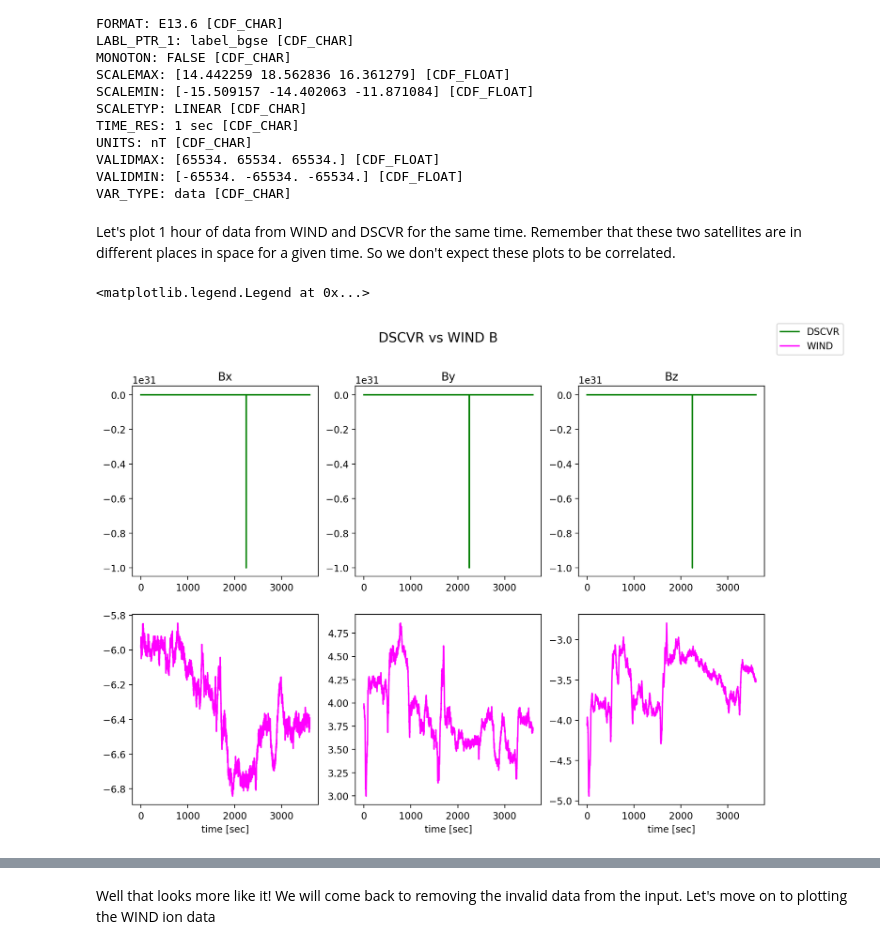
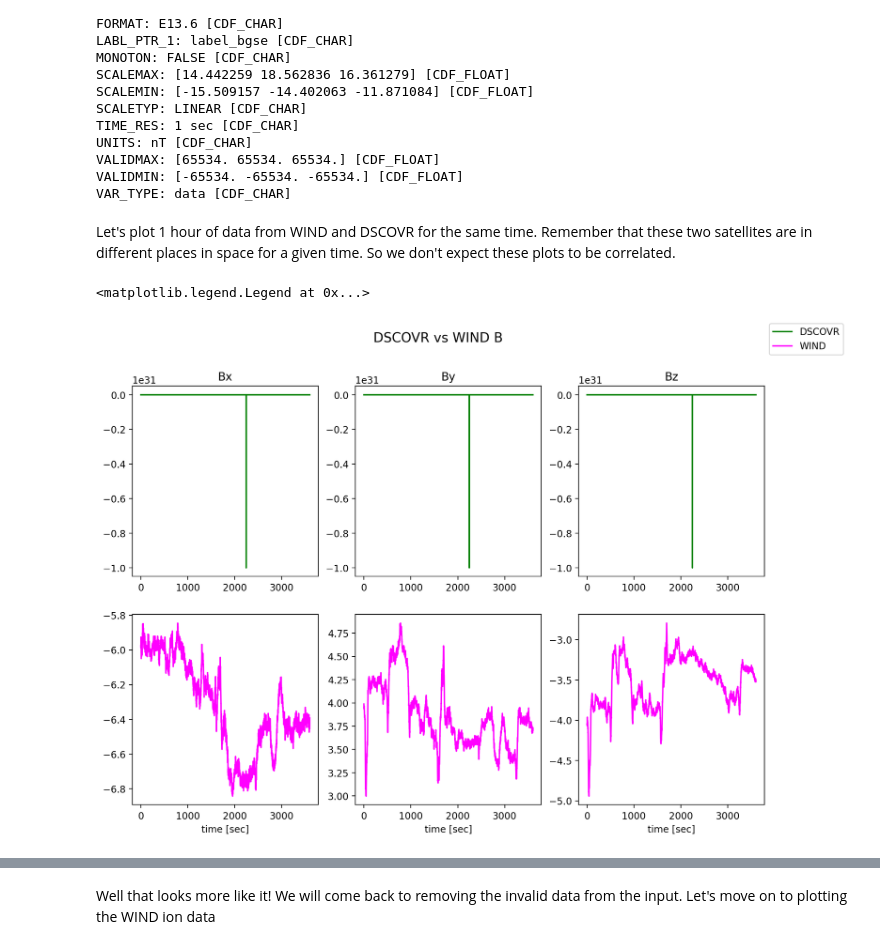
Before and after one commit to ifauh/kamakaniokala, a Jupyter notebook: explore.ipynb, the cells around one changed output, grey strips where cells are left out. Drawn from its saved outputs; the diff is of its cells as text; code cells hidden in the pictures.

Commit message:
Change DSCVR to DSCOVR

```diff
--- a/explore.ipynb
+++ b/explore.ipynb
@@ -257,38 +258,38 @@ VAR_TYPE: data [CDF_CHAR]
 # %%
 dsc_B = cdf_xdsc['B1GSE']
 wnd_B = cdf_xwnd['BGSE']
-# %% [markdown]
-Let's plot 1 hour of data from WIND and DSCVR for the same time.
-Remember that these two satellites are in different places in space for a given time.
-So we don't expect these plots to be correlated.
+# %% [markdown]
+Let's plot 1 hour of data from WIND and DSCOVR for the same time.
+Remember that these two satellites are in different places in space for a given time.
+So we don't expect these plots to be correlated.
 # %%
 #fig, ((ax1, ax2), (ax3, ax4)) = plt.subplots(2, 2)
 #plt.rcParams['figure.figsize'] = [12, 8]
 #plt.rcParams['figure.dpi'] = 200 # 200 e.g. is really fine, but slower
 
 fig, axs = plt.subplots(2, 3)
-title = 'DSCVR vs WIND B'
+title = 'DSCOVR vs WIND B'
 fig.suptitle(title, fontsize=14)
 start = 0
 stop = 3600
 time_axis = np.linspace(start, stop, num=stop-start, endpoint=False)
 
 d_bx, = axs[0,0].plot(time_axis, dsc_B[start:stop,0], color=dsc_colour, label='Bx')
 d_by, = axs[0,1].plot(time_axis, dsc_B[start:stop,1], color=dsc_colour, label='By')
 d_bz, = axs[0,2].plot(time_axis, dsc_B[start:stop,2], color=dsc_colour, label='Bz')
 axs[0, 0].set(title='Bx')
 axs[0, 1].set(title='By')
 axs[0, 2].set(title='Bz')
 #axs[0, 0].set(xlim=(-500,1500))
 axs[1, 0].set(xlabel='time [sec]')
 axs[1, 1].set(xlabel='time [sec]')
 axs[1, 2].set(xlabel='time [sec]')
 
 w_bx, = axs[1,0].plot(time_axis, wnd_B[start:stop,0], color=wnd_colour, label='Bx')
 w_by, = axs[1,1].plot(time_axis, wnd_B[start:stop,1], color=wnd_colour, label='By')
 w_bz, = axs[1,2].plot(time_axis, wnd_B[start:stop,2], color=wnd_colour, label='Bz')
 
-fig.legend([d_bx, w_bx], ['DSCVR', 'WIND'], loc='upper right')
+fig.legend([d_bx, w_bx], ['DSCOVR', 'WIND'], loc='upper right')
 # %% [output]
 <matplotlib.legend.Legend at 0x...>
-[figure, old version]
+[figure, new version]
```
Also changed, not shown: parts of 12 cells of this notebook.
